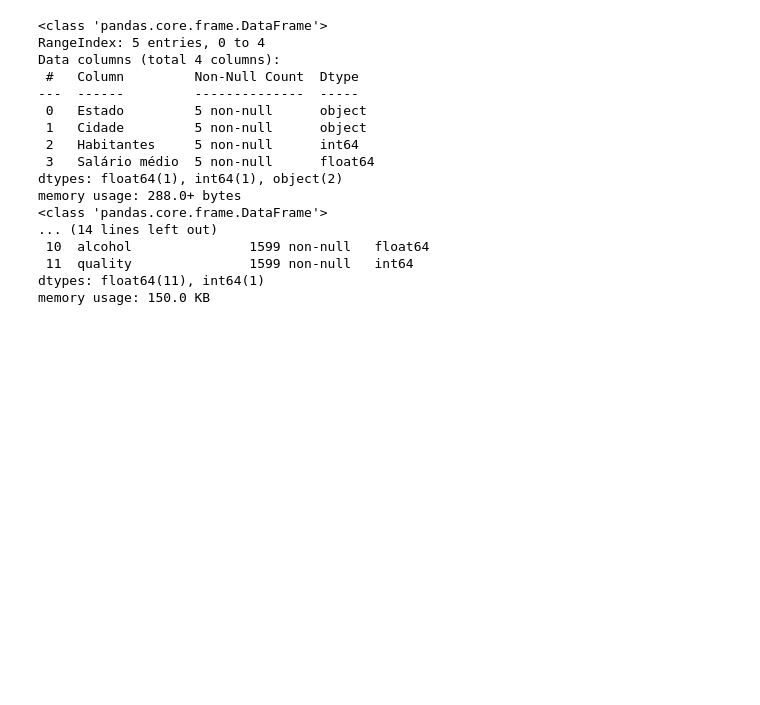
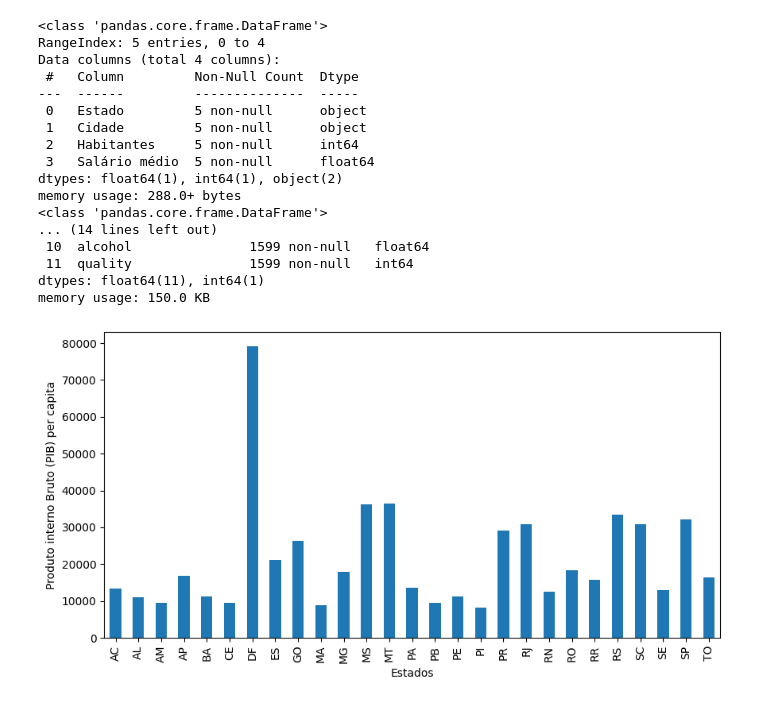
Before and after one commit to gustavo-plc/Curso_py, a Jupyter notebook: Ciência_de_Dados.ipynb, the cells around one changed output. Cells and saved outputs as stored; diff of their text form; code cells hidden in the pictures; blank space fills up the shorter version.

```diff
--- a/Ciência_de_Dados.ipynb
+++ b/Ciência_de_Dados.ipynb
@@ -848,7 +848,7 @@ import plotly.graph_objects as go
 # Para visualização dos gráficos com o Plotly no ambiente de notebook
 # Jupyter, retire o comentário da linha abaixo.
 
-# plotly.offline.init_notebook_mode(connected=True)
+plotly.offline.init_notebook_mode(connected=True)
 
 df_brasil = pd.read_csv("/content/drive/MyDrive/Colab Notebooks/BRAZIL_CITIES.csv", sep=";", decimal=",")
 
@@ -885,30 +885,49 @@ df_brasil['TAXES'] = df_brasil['TAXES'].astype(float)
 df_brasil['LONG'] = df_brasil['LONG'].astype(float)
 
 df_brasil['LAT'] = df_brasil['LAT'].astype(float)
 
 df_brasil['PLANTED_AREA'] = df_brasil['PLANTED_AREA'].astype(float)
 
 df_brasil['GVA_AGROPEC'] = df_brasil['GVA_AGROPEC'].astype(float)
 
 NORTE = ['AC', 'AM', 'AP', 'PA', 'RO', 'RR', 'TO']
 NORDESTE = ['AL', 'BA', 'CE', 'MA', 'PB', 'PE', 'PI', 'RN', 'SE']
 CENTROOESTE = ['DF', 'GO', 'MT', 'MS']
 SUDESTE = ['ES', 'MG', 'SP', 'RJ']
 SUL = ['PR', 'SC', 'RS']
 
 
 def conversion_reg(n):
   if n in NORTE:
     return 'NORTE'
   elif n in NORDESTE:
     return 'NORDESTE'
   elif n in CENTROOESTE:
     return 'CENTROOESTE'
   elif n in SUDESTE:
     return 'SUDESTE'
   elif n in SUL:
     return 'SUL'
   else:
     return 'ERROR'
 
 df_brasil['REGION'] = df_brasil['STATE'].apply(conversion_reg)
+
+#análise univariada
+
+# Agrupar por estado ('STATE') sem calcular a média diretamente
+grouped = df_brasil.groupby(by=['STATE'])
+
+# Calcular a média apenas para a coluna 'GDP_CAPITA'
+mean_gdp_capita = grouped['GDP_CAPITA'].mean()
+
+# Plotar os dados resultantes
+ax = mean_gdp_capita.plot.bar(figsize=(10, 5))
+
+# Configurar rótulos dos eixos
+_ = ax.set(xlabel='Estados', ylabel='Produto interno Bruto (PIB) per capita')
+
+# Mostrar o gráfico
+plt.show()
+# %% [output]
+[figure, added]
```
